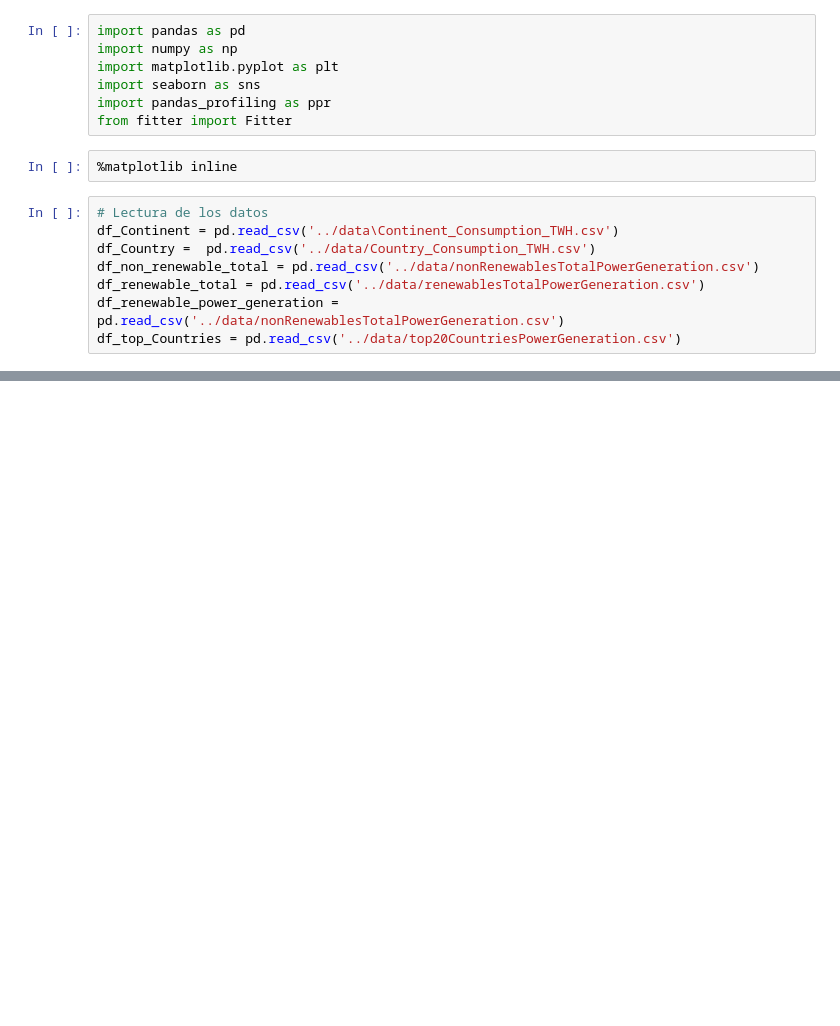
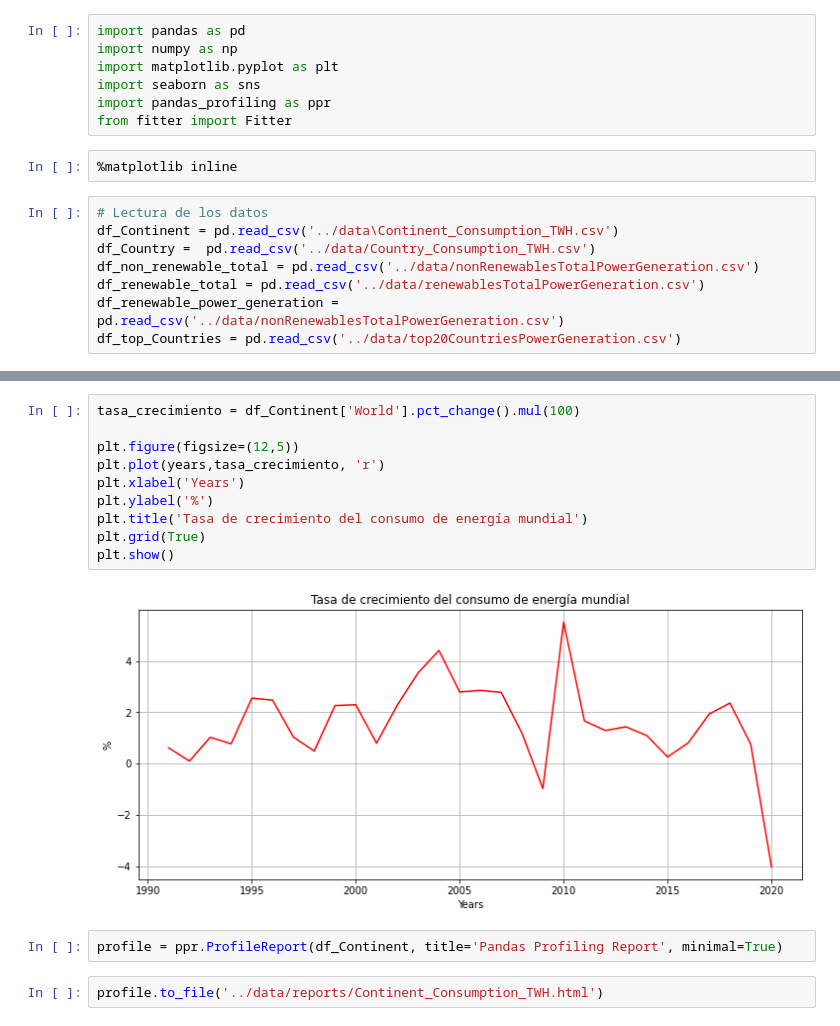
Before and after one commit to malvaradogcode/ProyectBootcamp, a Jupyter notebook: src/eda.ipynb, the cells around one changed output, grey strips where cells are left out. Cells and saved outputs as stored; diff of their text form; blank space fills up the shorter version.

```diff
--- a/src/eda.ipynb
+++ b/src/eda.ipynb
@@ -31,0 +51,16 @@ df_top_Countries.head(10)
+# %%
+tasa_crecimiento = df_Continent['World'].pct_change().mul(100)
+
+plt.figure(figsize=(12,5))
+plt.plot(years,tasa_crecimiento, 'r')
+plt.xlabel('Years')
+plt.ylabel('%')
+plt.title('Tasa de crecimiento del consumo de energía mundial')
+plt.grid(True)
+plt.show()
+# %% [output]
+[figure, added]
+# %%
+profile = ppr.ProfileReport(df_Continent, title='Pandas Profiling Report', minimal=True)
+# %%
+profile.to_file('../data/reports/Continent_Consumption_TWH.html')
```
Also changed, not shown: parts of 6 cells of this notebook, 2 other files.
